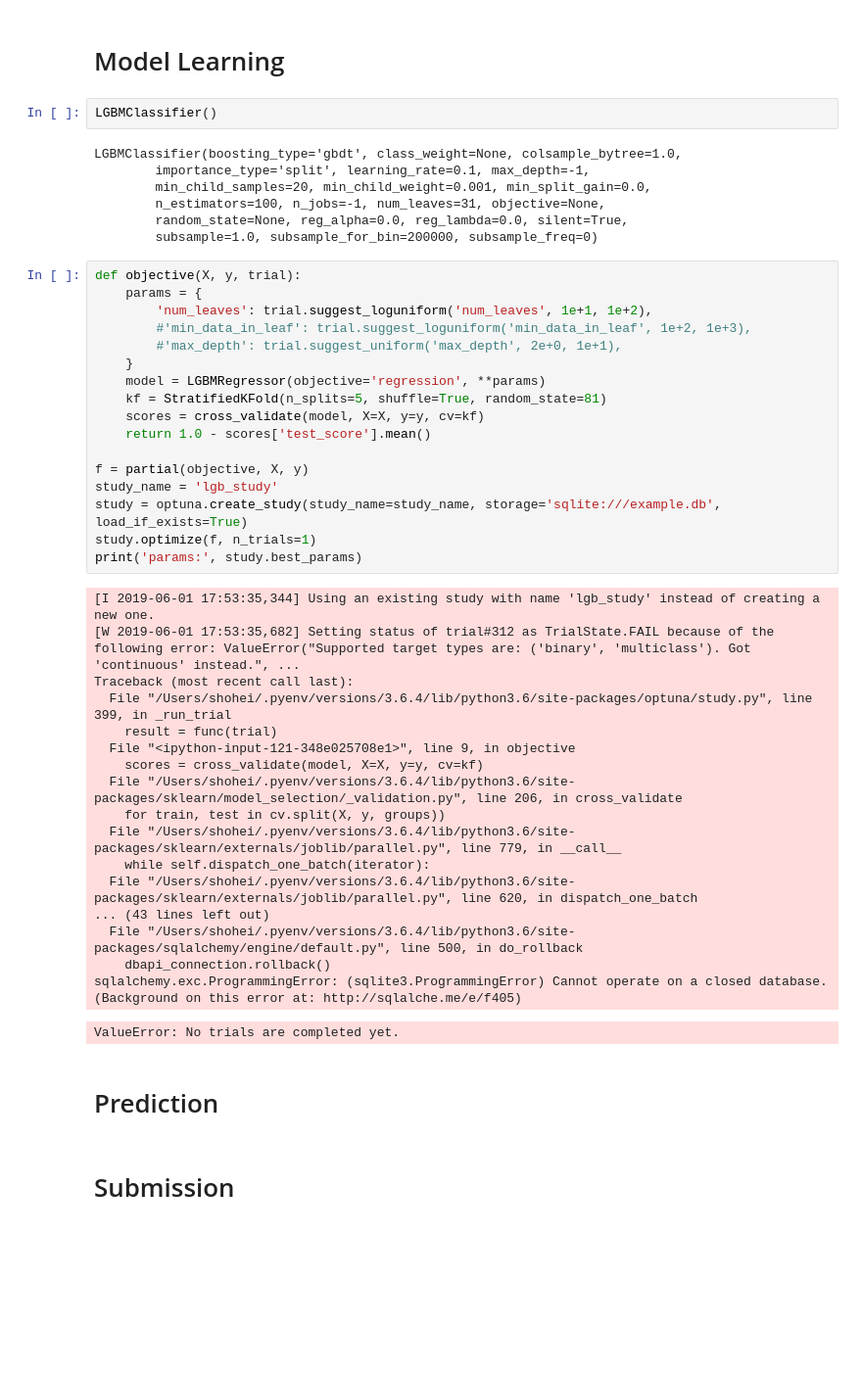
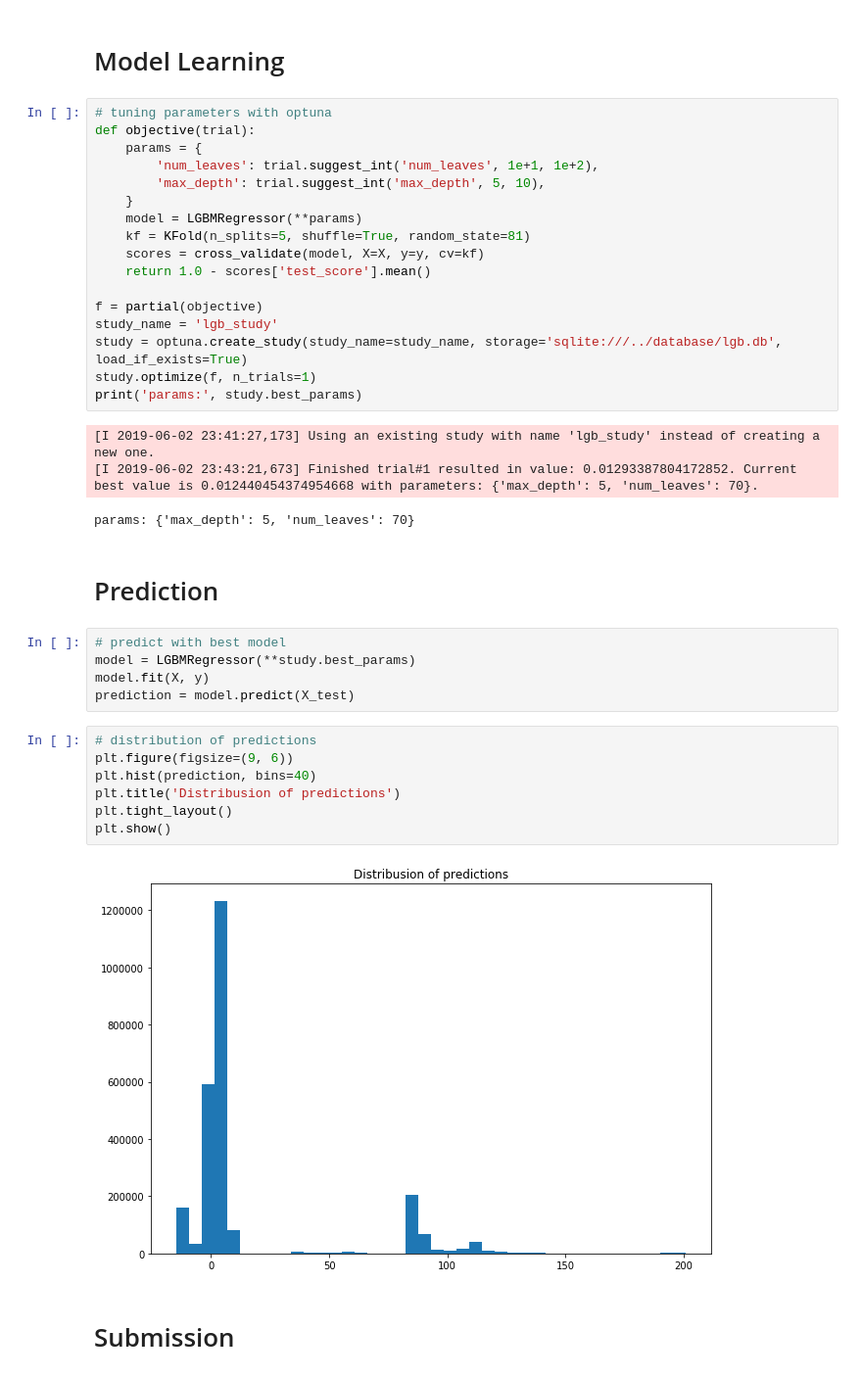
Before and after one commit to KenkenGoda/CHAMPS, a Jupyter notebook: notebooks/champs.ipynb, the cells around one changed output. Shown at 98% size. Drawn from its saved outputs; the diff is of its cells as text; blank space fills up the shorter version.

```diff
--- a/notebooks/champs.ipynb
+++ b/notebooks/champs.ipynb
@@ -191,52 +163,42 @@ y = train['scalar_coupling_constant']
 X_test = test.drop(columns=['id', 'molecule_name', 'atom_index_0', 'atom_index_1'])
 # %% [markdown]
 # Model Learning
-# %%
-LGBMClassifier()
-# %% [output]
-LGBMClassifier(boosting_type='gbdt', class_weight=None, colsample_bytree=1.0,
-        importance_type='split', learning_rate=0.1, max_depth=-1,
-        min_child_samples=20, min_child_weight=0.001, min_split_gain=0.0,
-        n_estimators=100, n_jobs=-1, num_leaves=31, objective=None,
-        random_state=None, reg_alpha=0.0, reg_lambda=0.0, silent=True,
-        subsample=1.0, subsample_for_bin=200000, subsample_freq=0)
 # %%
-def objective(X, y, trial):
+# tuning parameters with optuna
+def objective(trial):
     params = {
-        'num_leaves': trial.suggest_loguniform('num_leaves', 1e+1, 1e+2),
-        #'min_data_in_leaf': trial.suggest_loguniform('min_data_in_leaf', 1e+2, 1e+3),
-        #'max_depth': trial.suggest_uniform('max_depth', 2e+0, 1e+1),
+        'num_leaves': trial.suggest_int('num_leaves', 1e+1, 1e+2),
+        'max_depth': trial.suggest_int('max_depth', 5, 10),
     }
-    model = LGBMRegressor(objective='regression', **params)
-    kf = StratifiedKFold(n_splits=5, shuffle=True, random_state=81)
+    model = LGBMRegressor(**params)
+    kf = KFold(n_splits=5, shuffle=True, random_state=81)
     scores = cross_validate(model, X=X, y=y, cv=kf)
     return 1.0 - scores['test_score'].mean()
 
-f = partial(objective, X, y)
+f = partial(objective)
 study_name = 'lgb_study'
-study = optuna.create_study(study_name=study_name, storage='sqlite:///example.db', load_if_exists=True)
+study = optuna.create_study(study_name=study_name, storage='sqlite:///../database/lgb.db', load_if_exists=True)
 study.optimize(f, n_trials=1)
 print('params:', study.best_params)
 # %% [output]
-[I 2019-06-01 17:53:35,344] Using an existing study with name 'lgb_study' instead of creating a new one.
-[W 2019-06-01 17:53:35,682] Setting status of trial#312 as TrialState.FAIL because of the following error: ValueError("Supported target types are: ('binary', 'multiclass'). Got 'continuous' instead.", ...
-Traceback (most recent call last):
-  File "/Users/shohei/.pyenv/versions/3.6.4/lib/python3.6/site-packages/optuna/study.py", line 399, in _run_trial
-    result = func(trial)
-  File "<ipython-input-121-348e025708e1>", line 9, in objective
-    scores = cross_validate(model, X=X, y=y, cv=kf)
-  File "/Users/shohei/.pyenv/versions/3.6.4/lib/python3.6/site-packages/sklearn/model_selection/_validation.py", line 206, in cross_validate
-    for train, test in cv.split(X, y, groups))
-  File "/Users/shohei/.pyenv/versions/3.6.4/lib/python3.6/site-packages/sklearn/externals/joblib/parallel.py", line 779, in __call__
-    while self.dispatch_one_batch(iterator):
-  File "/Users/shohei/.pyenv/versions/3.6.4/lib/python3.6/site-packages/sklearn/externals/joblib/parallel.py", line 620, in dispatch_one_batch
-... (43 lines left out)
-  File "/Users/shohei/.pyenv/versions/3.6.4/lib/python3.6/site-packages/sqlalchemy/engine/default.py", line 500, in do_rollback
-    dbapi_connection.rollback()
-sqlalchemy.exc.ProgrammingError: (sqlite3.ProgrammingError) Cannot operate on a closed database.
-(Background on this error at: http://sqlalche.me/e/f405)
+[I 2019-06-02 23:41:27,173] Using an existing study with name 'lgb_study' instead of creating a new one.
+[I 2019-06-02 23:43:21,673] Finished trial#1 resulted in value: 0.01293387804172852. Current best value is 0.012440454374954668 with parameters: {'max_depth': 5, 'num_leaves': 70}.
-ValueError: No trials are completed yet.
+params: {'max_depth': 5, 'num_leaves': 70}
 # %% [markdown]
 # Prediction
+# %%
+# predict with best model
+model = LGBMRegressor(**study.best_params)
+model.fit(X, y)
+prediction = model.predict(X_test)
+# %%
+# distribution of predictions
+plt.figure(figsize=(9, 6))
+plt.hist(prediction, bins=40)
+plt.title('Distribusion of predictions')
+plt.tight_layout()
+plt.show()
+# %% [output]
+[figure, added]
 # %% [markdown]
 # Submission
```
Also changed, not shown: parts of 14 cells of this notebook, 2 other files.
